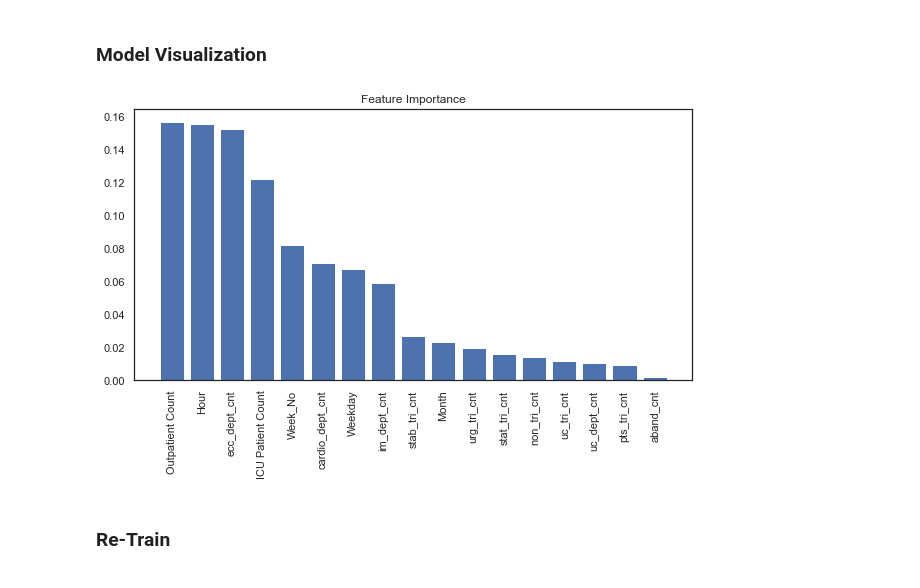
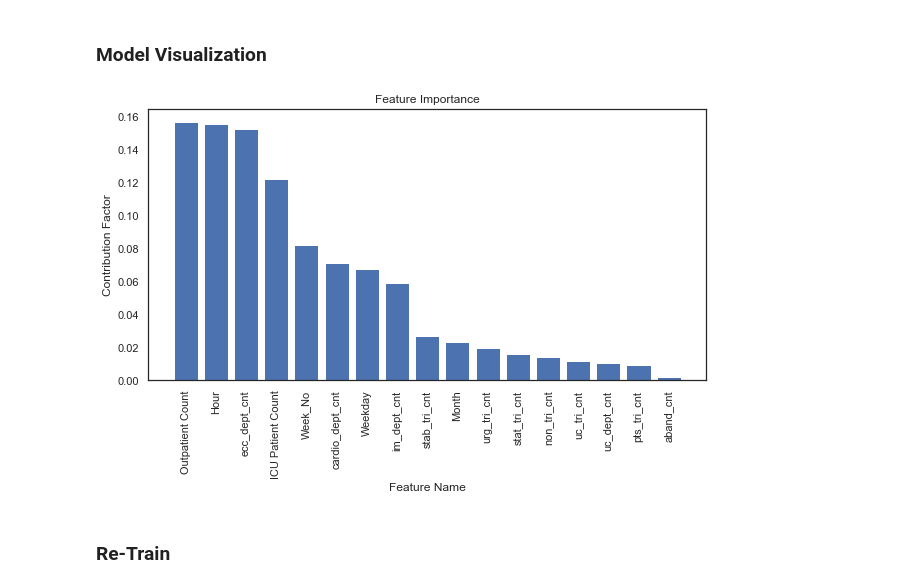
Before and after one commit to amodavis/Vet_Hospital_Wait_Times, a Jupyter notebook: 4-Vet_Clinic_Wait_Times_Model.ipynb, the cells around one changed output. Cells and saved outputs as stored; diff of their text form; code cells hidden in the pictures.

```diff
--- a/4-Vet_Clinic_Wait_Times_Model.ipynb
+++ b/4-Vet_Clinic_Wait_Times_Model.ipynb
@@ -326,34 +326,36 @@ forest_model = randomforest.fit(X_train, y_train)
 # %%
 # Find most important features in Random Forest model
 
 # Set up the figure size
 plt.rcParams['figure.figsize'] = (10, 5)
 
 # Calculate feature importances
 importances = forest_model.feature_importances_
 
 # Sort feature importances in descending order
 indices = np.argsort(importances)[::-1]
 
 # Rearrange feature names so they match the sorted feature importances
 names = [X_train.columns[i] for i in indices]
 
 # Create plot
 plt.figure()
 
-# Create plot title
+# Create labels
 plt.title("Feature Importance")
+plt.xlabel('Feature Name')
+plt.ylabel('Contribution Factor')
 
 # Add bars
 plt.bar(range(X_train.shape[1]), importances[indices])
 
 # Add feature names as x-axis labels
 plt.xticks(range(X_train.shape[1]), names, rotation=90)
 
 # Show plot
 plt.show()
 # %% [output]
-[figure, old version]
+[figure, new version]
 # %% [markdown]
 ### Re-Train
 # %%
```
Also changed, not shown: parts of 1 cell of this notebook, 5 other files.
